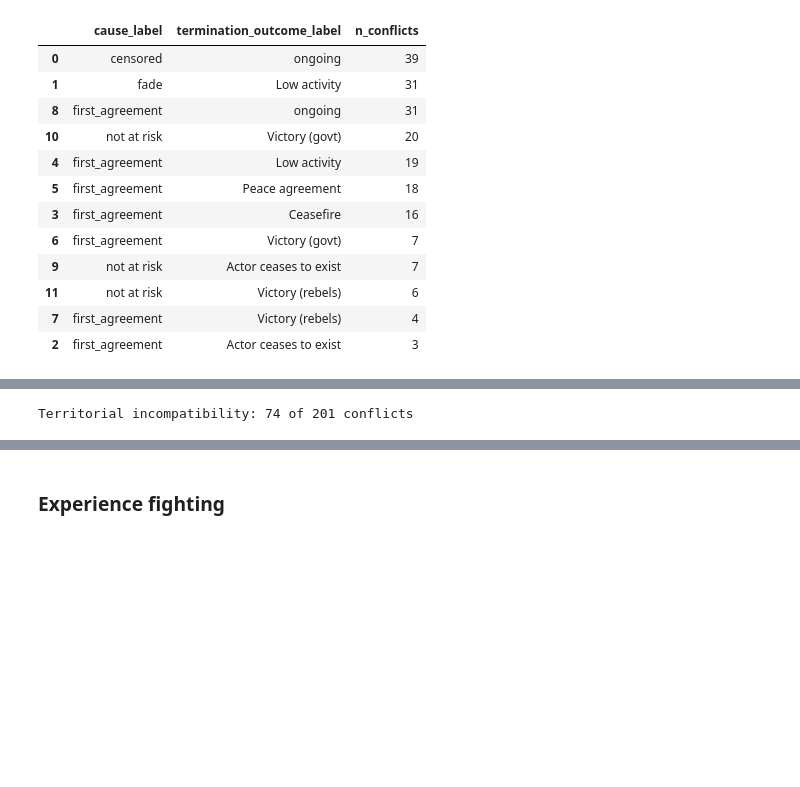
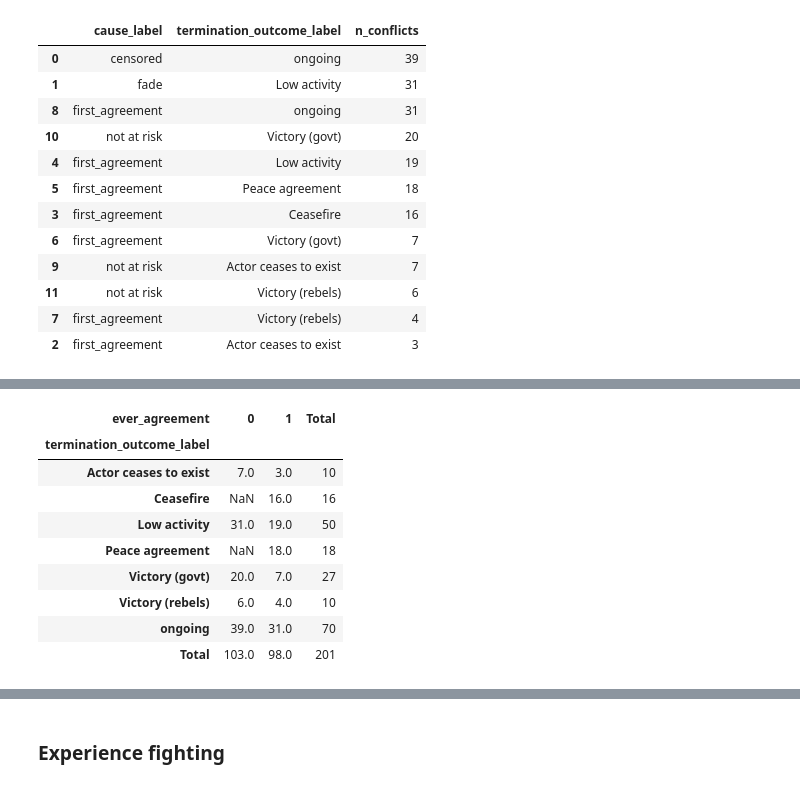
Before and after one commit to luciasauer/agreements_violence, a Jupyter notebook: src/3_survival_analysis/1_spell_dataset_construction.ipynb, the cells around one changed output, grey strips where cells are left out. Saved outputs shown, nothing was run; the diff lists cells and outputs as text; code cells hidden in the pictures; blank space fills up the shorter version.

```diff
--- a/src/3_survival_analysis/1_spell_dataset_construction.ipynb
+++ b/src/3_survival_analysis/1_spell_dataset_construction.ipynb
@@ -131,8 +89,20 @@ df_panel[df_panel['termination_outcome_label'].isin(['Peace agreement','Ceasefir
-# %%
-# incompatibility: 1 = government control, 2 = territorial control (Fearon 1995: harder to divide)
-df_panel['territorial_incompatibility'] = (df_panel['incompatibility'] == 2).astype(int)
-
-cl = df_panel.drop_duplicates('conflict_id')
-print(f"Territorial incompatibility: {cl['territorial_incompatibility'].sum()} of {len(cl)} conflicts")
-# %% [output]
-Territorial incompatibility: 74 of 201 conflicts
+# %%
+pd.crosstab(
+    df_panel['termination_outcome_label'],
+    df_panel['ever_agreement'],
+    values=df_panel['conflict_id'],
+    aggfunc=pd.Series.nunique,
+    margins=True,
+    margins_name='Total'
+)
+# %% [output]
+| ever_agreement | 0 | 1 | Total |
+| termination_outcome_label |  |  |  |
+| Actor ceases to exist | 7.0 | 3.0 | 10 |
+| Ceasefire | NaN | 16.0 | 16 |
+| Low activity | 31.0 | 19.0 | 50 |
+| Peace agreement | NaN | 18.0 | 18 |
+| Victory (govt) | 20.0 | 7.0 | 27 |
+| Victory (rebels) | 6.0 | 4.0 | 10 |
+| ongoing | 39.0 | 31.0 | 70 |
+| Total | 103.0 | 98.0 | 201 |
```
Also changed, not shown: parts of 32 cells of this notebook, 1 other file.
